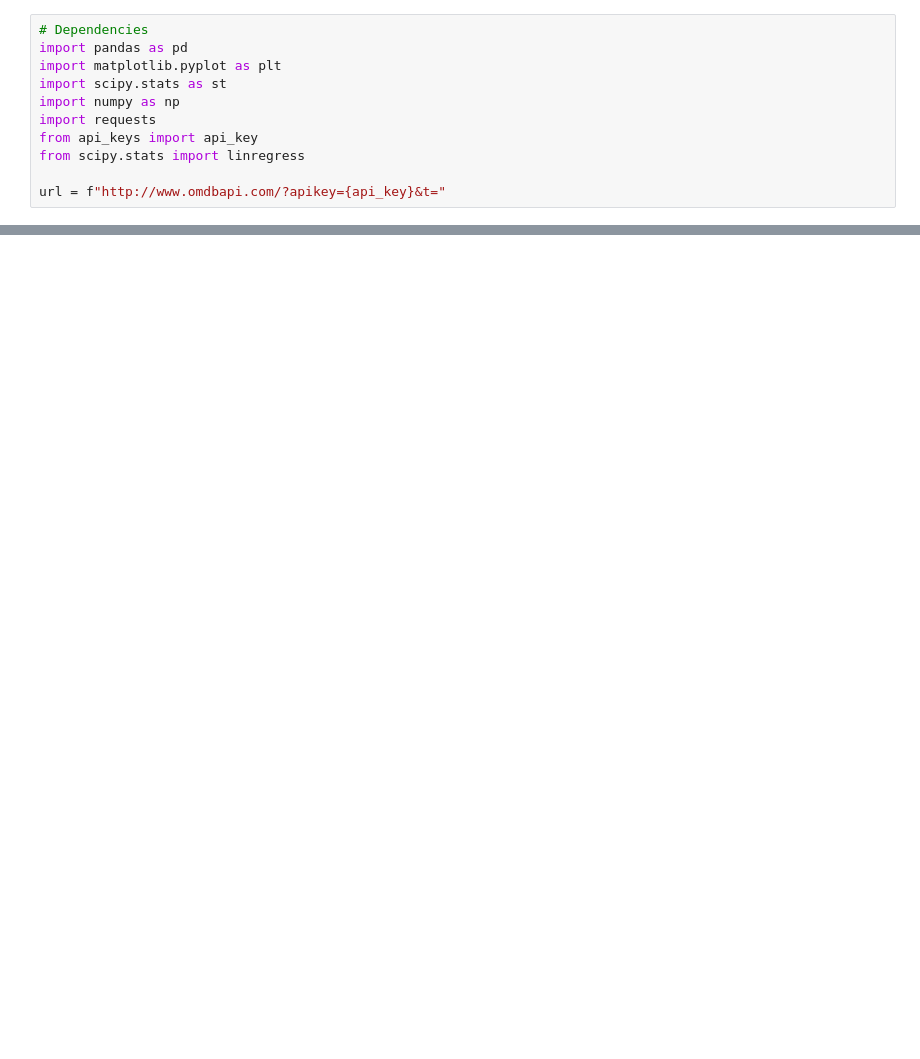
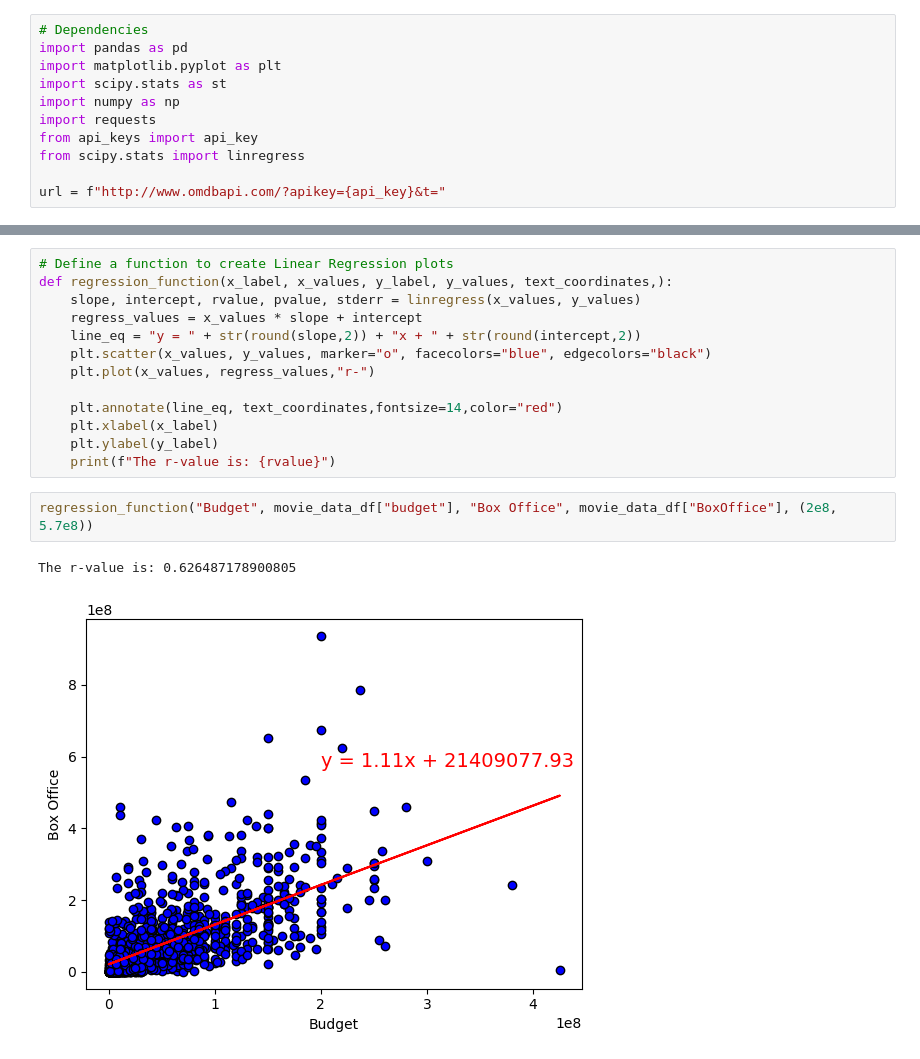
Before and after one commit to PurnimaPathak44/Project-1, a Jupyter notebook: Main Movie Folder/movie_main.ipynb, the cells around one changed output, grey strips where cells are left out. Cells and saved outputs as stored; diff of their text form; blank space fills up the shorter version.

```diff
--- a/Main Movie Folder/movie_main.ipynb
+++ b/Main Movie Folder/movie_main.ipynb
@@ -24,0 +24,18 @@ movie_data_df.head(3)
+# %%
+# Define a function to create Linear Regression plots
+def regression_function(x_label, x_values, y_label, y_values, text_coordinates,):
+    slope, intercept, rvalue, pvalue, stderr = linregress(x_values, y_values)
+    regress_values = x_values * slope + intercept
+    line_eq = "y = " + str(round(slope,2)) + "x + " + str(round(intercept,2))
+    plt.scatter(x_values, y_values, marker="o", facecolors="blue", edgecolors="black")
+    plt.plot(x_values, regress_values,"r-")
+
+    plt.annotate(line_eq, text_coordinates,fontsize=14,color="red")
+    plt.xlabel(x_label)
+    plt.ylabel(y_label)
+    print(f"The r-value is: {rvalue}")
+# %%
+regression_function("Budget", movie_data_df["budget"], "Box Office", movie_data_df["BoxOffice"], (2e8, 5.7e8))
+# %% [output]
+The r-value is: 0.626487178900805
+[figure, added]
```
Also changed, not shown: parts of 1 cell of this notebook, 1 other file.
